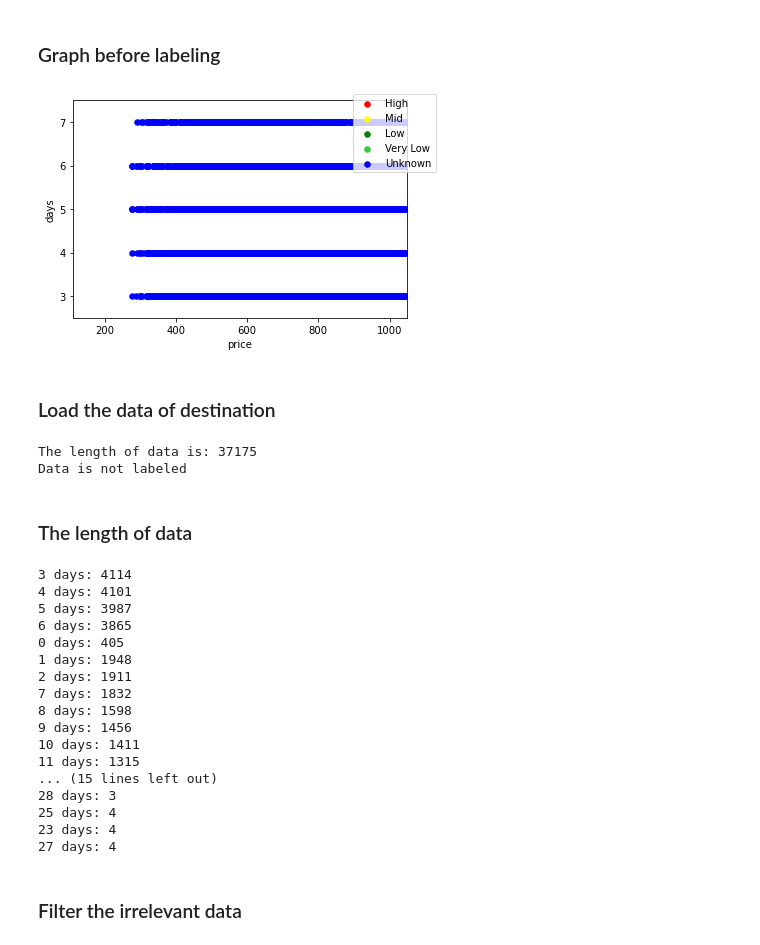
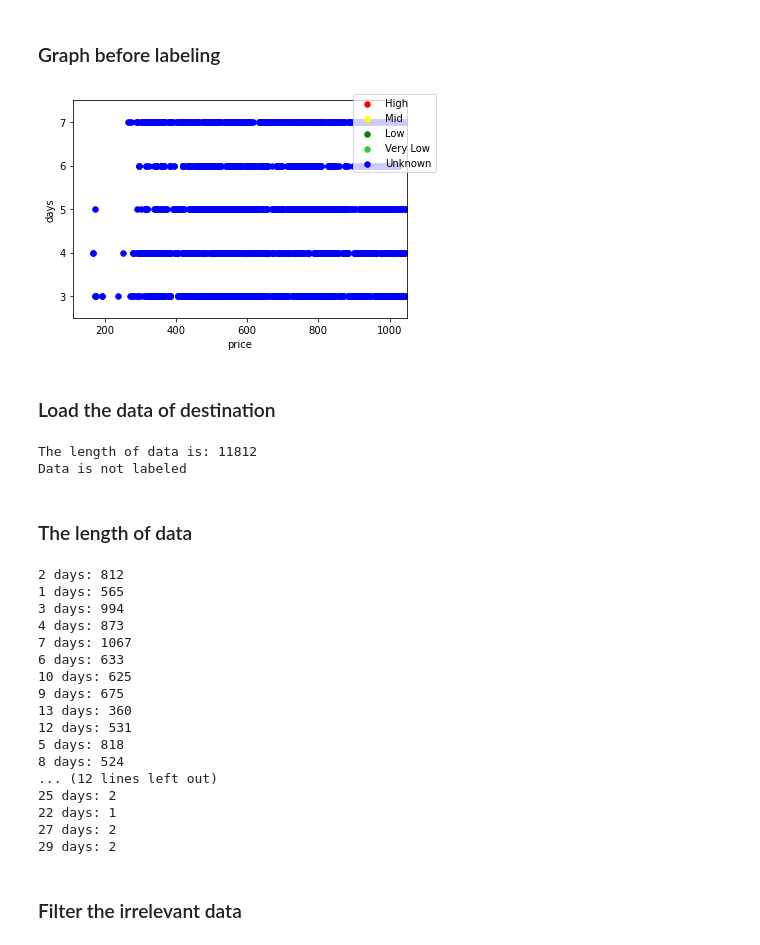
Before and after one commit to ziper02/TravelScanner, a Jupyter notebook: Flights/LabelFlights.ipynb, the cells around one changed output. Cells and saved outputs as stored; diff of their text form; code cells hidden in the pictures.

```diff
--- a/Flights/LabelFlights.ipynb
+++ b/Flights/LabelFlights.ipynb
@@ -8,11 +8,11 @@ from Utilities import General
 # %% [markdown]
 ### Graph before labeling
 # %%
-destination="LOND"
+destination="MILA"
 
 statistics.get_statistic_of_destination(destination)
 # %% [output]
-[figure, old version]
+[figure, new version]
 # %% [markdown]
 ### Load the data of destination
 # %%
@@ -41,7 +41,7 @@ if len(check_data_labeled)==0:
 else:
     print('Data is not labeled')
 # %% [output]
-The length of data is: 37175
+The length of data is: 11812
 Data is not labeled
 # %% [markdown]
 ### The length of data
@@ -59,23 +59,23 @@ for flight in flights_data:
 for ele,val in dict_flights_per_days.items():
     print(f"{str(ele)} days: {str(len(val))} ")
 # %% [output]
-3 days: 4114
-4 days: 4101
-5 days: 3987
-6 days: 3865
-0 days: 405
-1 days: 1948
-2 days: 1911
-7 days: 1832
-8 days: 1598
-9 days: 1456
-10 days: 1411
-11 days: 1315
-... (15 lines left out)
-28 days: 3
-25 days: 4
-23 days: 4
-27 days: 4
+2 days: 812
+1 days: 565
+3 days: 994
+4 days: 873
+7 days: 1067
+6 days: 633
+10 days: 625
+9 days: 675
+13 days: 360
+12 days: 531
+5 days: 818
+8 days: 524
+... (12 lines left out)
+25 days: 2
+22 days: 1
+27 days: 2
+29 days: 2
 # %% [markdown]
 ### Filter the irrelevant data
 # %%
```
Also changed, not shown: parts of 4 cells of this notebook, 1 other file.
